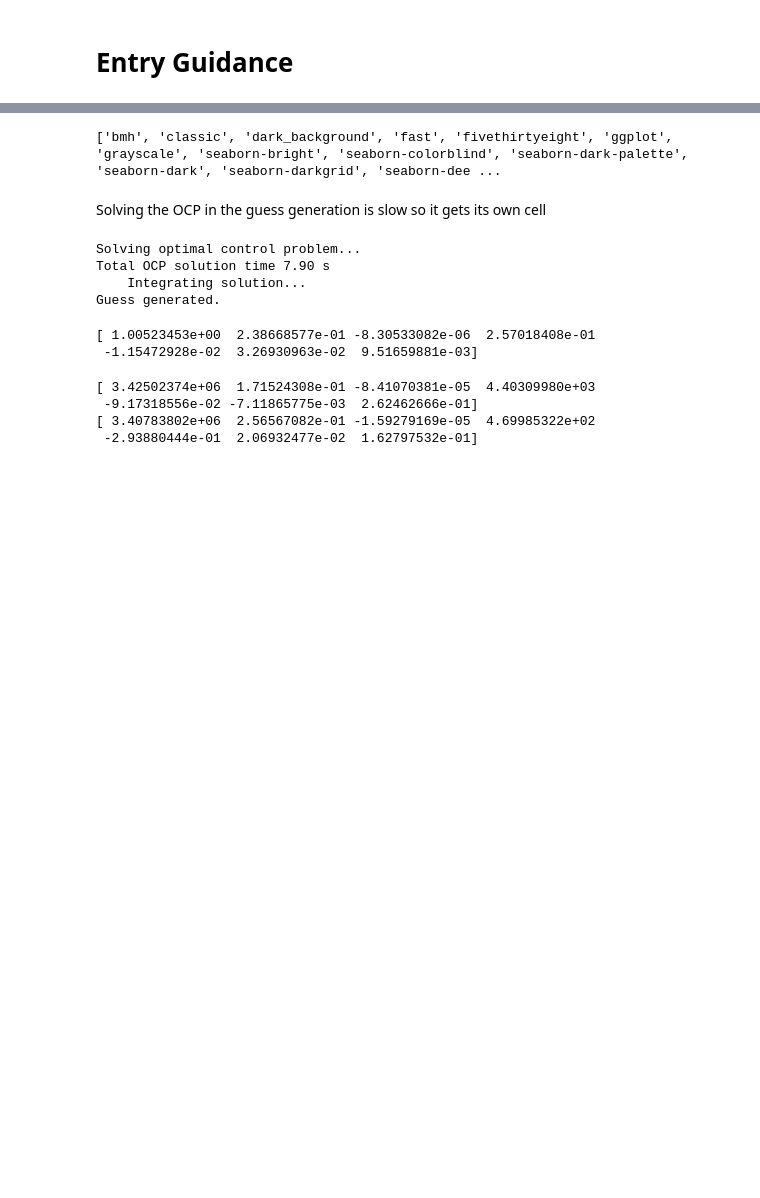
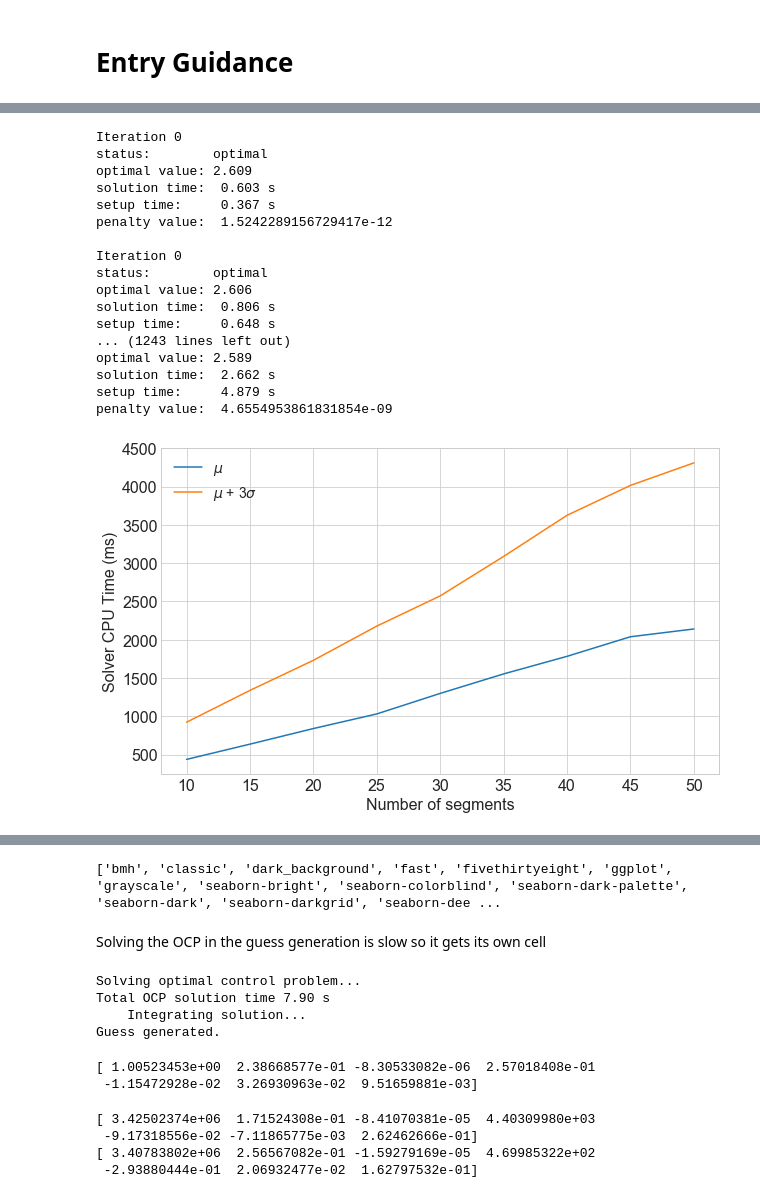
Before and after one commit to CDNoyes/EDL-Py, a Jupyter notebook: ConvexUpdate.ipynb, the cells around one changed output, grey strips where cells are left out. Saved outputs shown, nothing was run; the diff lists cells and outputs as text; code cells hidden in the pictures; blank space fills up the shorter version.

```diff
--- a/ConvexUpdate.ipynb
+++ b/ConvexUpdate.ipynb
@@ -33,37 +33,43 @@ reload(DA)
 # %%
 vdp = Convex.TestClass(mu=0.5, x0=[2, 2], xf=[0, 0], tf=8)
 
 guess = {}
 
 t = np.linspace(0,3,20)
 u = np.zeros_like(t)
 # x = np.array([np.linspace(vdp.x0[i],0,20) for i in [0,1]]).T #
 x = vdp.integrate(vdp.x0, 0, t)
 guess['state'] = x
 guess['control'] = u
 guess['time'] = t
 Ntimes = 20
 Nsegments = [10, 15, 20, 25, 30, 35, 40, 45, 50]
 # Nsegments = [10,15]
 Tall = []
 for i in range(Ntimes):
     T = []
     for N in Nsegments:
         guess['mesh'] = [4]*N
         vdp.solve(guess, max_iter=1)
-        T.append(vdp.sol['sol_time'][0])
+        T.append(vdp.sol_history['sol_time'][0])
 
     Tall.append(T)
-
-T = np.mean(Tall, axis=0) # Ntimes x nsegments
-S = np.std(Tall, axis=0)
-
-plt.plot(Nsegments, T*1000, label='$\mu$')
-plt.plot(Nsegments, (T+3*S)*1000, label="$\mu$ + 3$\sigma$")
-
-plt.xlabel("Number of segments", fontsize=16)
-plt.ylabel("Solver CPU Time (ms)", fontsize=16)
-plt.xticks(fontsize=16)
-plt.yticks(fontsize=16)
-plt.legend(fontsize=14)
-plt.savefig("./results/convex/solver_times.png", bbox_inches='tight', pad_inches=0.1)
+# %% [output]
+Iteration 0
+status:        optimal
+optimal value: 2.609
+solution time:  0.603 s
+setup time:     0.367 s
+penalty value:  1.5242289156729417e-12
+
+Iteration 0
+status:        optimal
+optimal value: 2.606
+solution time:  0.806 s
+setup time:     0.648 s
+... (1243 lines left out)
+optimal value: 2.589
+solution time:  2.662 s
+setup time:     4.879 s
+penalty value:  4.6554953861831854e-09
+[figure, added]
```
Also changed, not shown: parts of 3 cells of this notebook, 1 other file.
